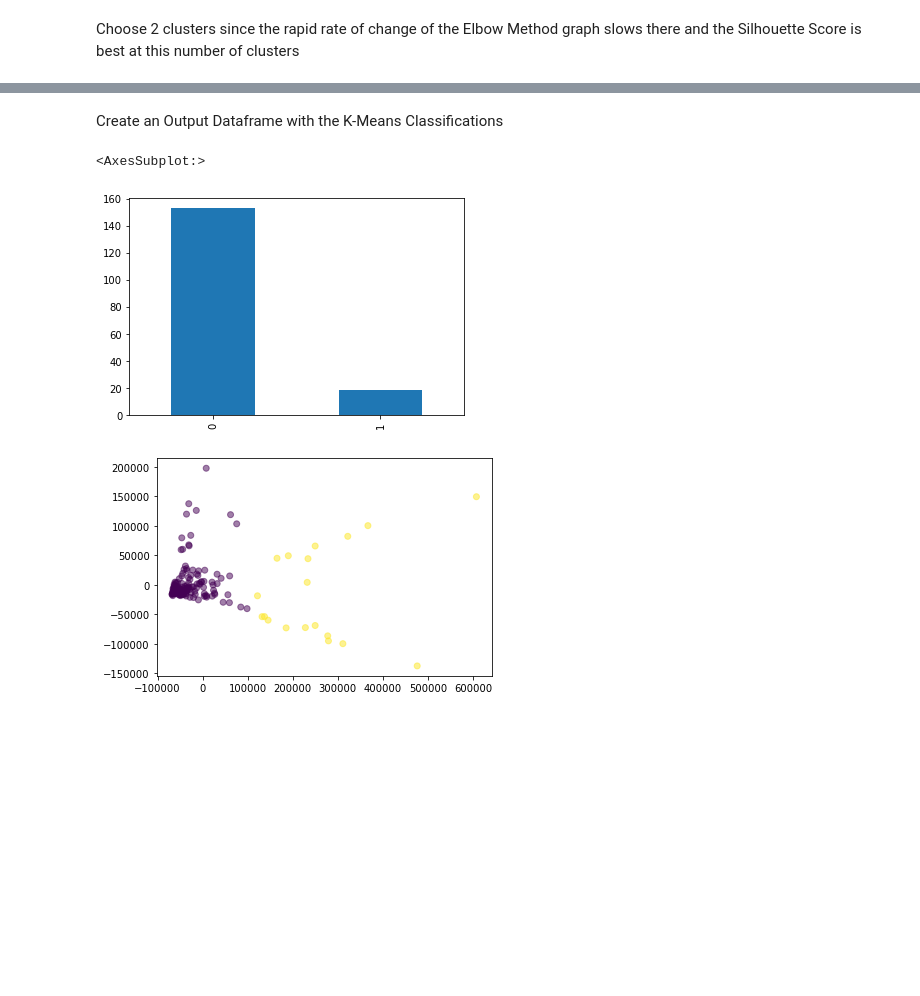
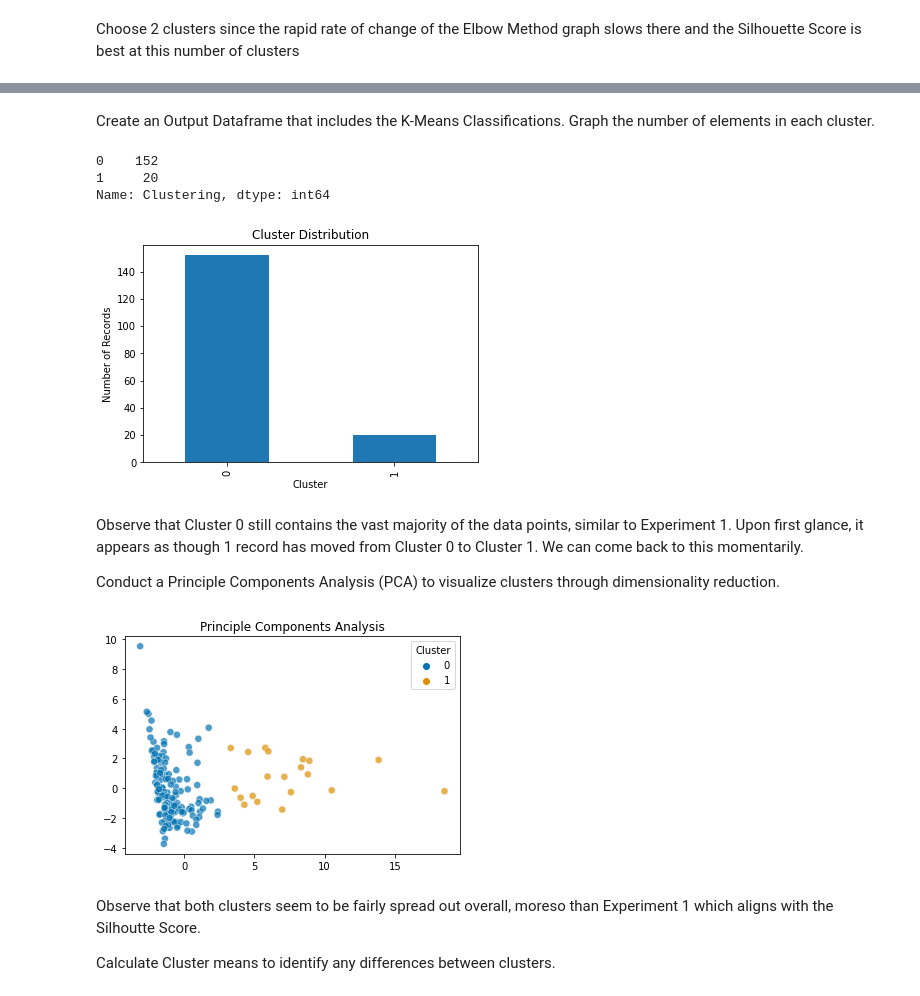
Before and after one commit to siennawishart/MSCI-446-Project, a Jupyter notebook: Unsupervised Learning/k_means_clustering.ipynb, the cells around one changed output, grey strips where cells are left out. Cells and saved outputs as stored; diff of their text form; code cells hidden in the pictures; blank space fills up the shorter version.

Commit message:
final clustering v1

```diff
--- a/Unsupervised Learning/k_means_clustering.ipynb
+++ b/Unsupervised Learning/k_means_clustering.ipynb
@@ -58,3 +91,6 @@ plt.show()
 [figure]
 # %% [markdown]
 Choose 2 clusters since the rapid rate of change of the Elbow Method graph slows there and the Silhouette Score is best at this number of clusters
+# %%
+# Apply K-Means Clustering for 2 clusters
+kmeans = KMeans(n_clusters=2, random_state=0).fit(X)
@@ -61,19 +253,35 @@ Choose 2 clusters since the rapid rate of change of the Elbow Method graph slows
 # %%
 kmeans = KMeans(n_clusters=2, random_state=0).fit(X)
 # %% [markdown]
-Create an Output Dataframe with the K-Means Classifications
+Create an Output Dataframe that includes the K-Means Classifications. Graph the number of elements in each cluster.
 # %%
 outputDf = ogDf[['Major','Major_category','Rank','Total','Sample_size','Men','Women','ShareWomen','Employed','Full_time','Part_time','Full_time_year_round','Unemployed','Unemployment_rate','Median','P25th','P75th','College_jobs','Non_college_jobs','Low_wage_jobs']].copy()
 outputDf['Clustering'] = kmeans.labels_
+plt.title('Cluster Distribution')
+plt.xlabel('Cluster')
+plt.ylabel('Number of Records')
 outputDf.Clustering.value_counts().plot.bar()
+print(outputDf.Clustering.value_counts())
 # %% [output]
-<AxesSubplot:>
+0    152
+1     20
+Name: Clustering, dtype: int64
-[figure, old version]
+[figure, new version]
+# %% [markdown]
+Observe that Cluster 0 still contains the vast majority of the data points, similar to Experiment 1. Upon first glance, it appears as though 1 record has moved from Cluster 0 to Cluster 1. We can come back to this momentarily.
+
+Conduct a Principle Components Analysis (PCA) to visualize clusters through dimensionality reduction.
 # %%
 pca = PCA(n_components=2)
 pca_feat = pca.fit_transform(X)
-plt.scatter(x=pca_feat[:,0], y=pca_feat[:,1],c=outputDf['Clustering'], alpha=0.5)
+sns.scatterplot(data= outputDf, x=pca_feat[:,0], y=pca_feat[:,1],hue=outputDf.Clustering, s=50, palette='colorblind', alpha= 0.7)
+plt.legend(loc=1,title='Cluster')
+plt.title('Principle Components Analysis')
 plt.show()
 # %% [output]
-[figure, old version]
+[figure, new version]
+# %% [markdown]
+Observe that both clusters seem to be fairly spread out overall, moreso than Experiment 1 which aligns with the Silhoutte Score.
+
+Calculate Cluster means to identify any differences between clusters.
 # %%
```
Also changed, not shown: parts of 62 cells of this notebook.
